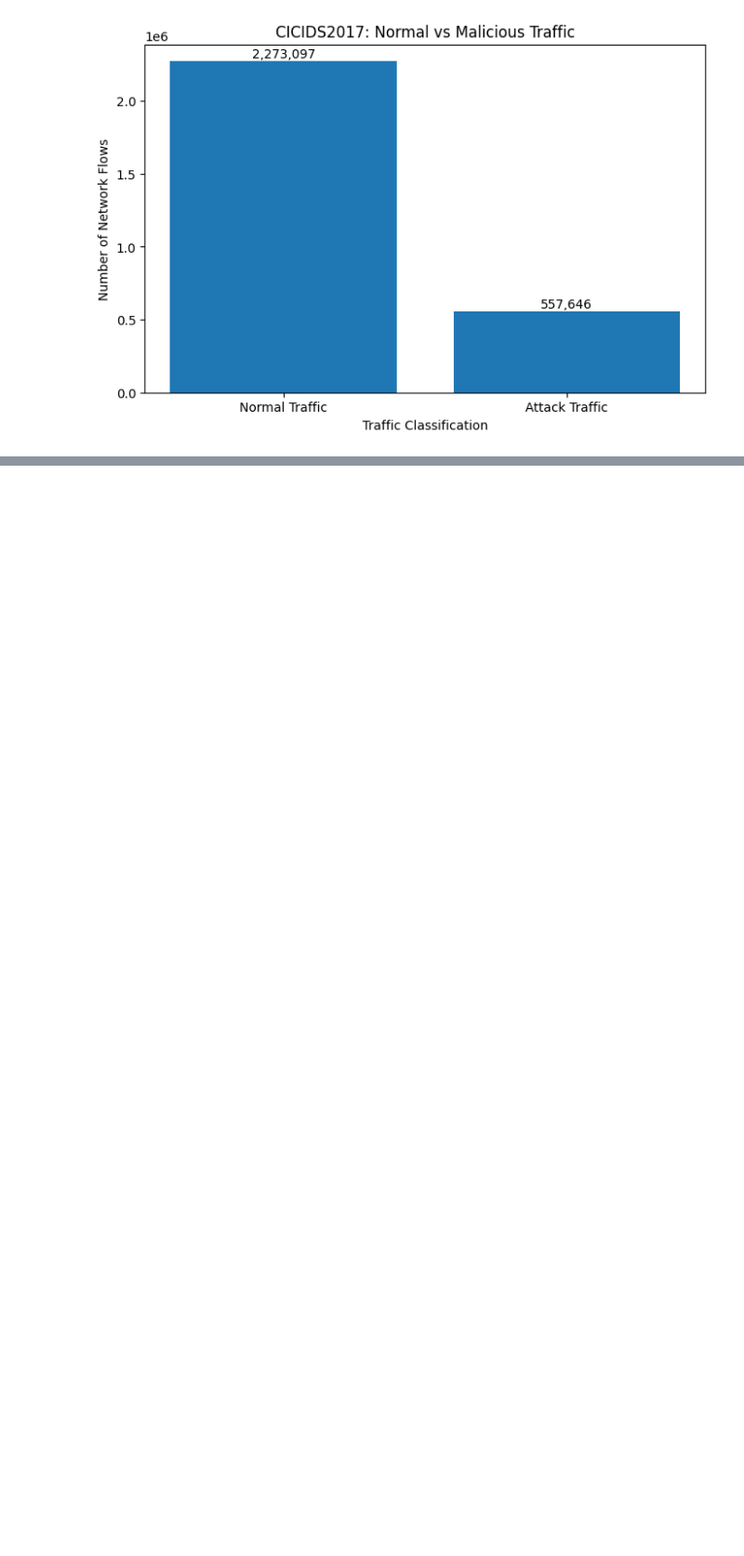
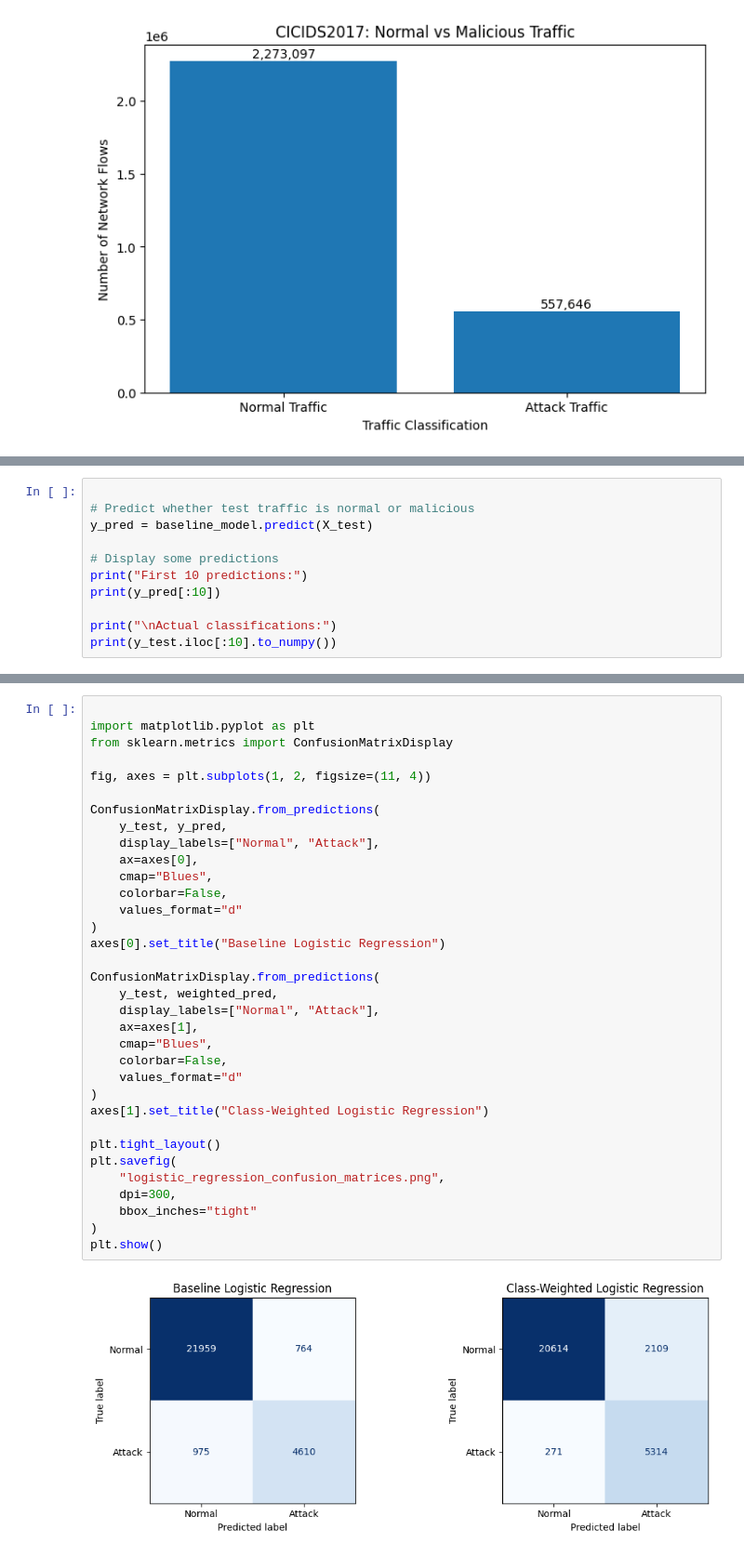
Before and after one commit to rahulraj710/AML-CID, a Jupyter notebook: notebooks/02_logistic_regression.ipynb, the cells around one changed output, grey strips where cells are left out. Shown at 93% size. Cells and saved outputs as stored; diff of their text form; blank space fills up the shorter version.

```diff
--- a/notebooks/02_logistic_regression.ipynb
+++ b/notebooks/02_logistic_regression.ipynb
@@ -145,0 +321,11 @@ plt.show()
+# %%
+
+# Predict whether test traffic is normal or malicious
+y_pred = baseline_model.predict(X_test)
+
+# Display some predictions
+print("First 10 predictions:")
+print(y_pred[:10])
+
+print("\nActual classifications:")
+print(y_test.iloc[:10].to_numpy())
@@ -145,0 +497,36 @@ plt.show()
+# %%
+
+import matplotlib.pyplot as plt
+from sklearn.metrics import ConfusionMatrixDisplay
+
+fig, axes = plt.subplots(1, 2, figsize=(11, 4))
+
+ConfusionMatrixDisplay.from_predictions(
+    y_test, y_pred,
+    display_labels=["Normal", "Attack"],
+    ax=axes[0],
+    cmap="Blues",
+    colorbar=False,
+    values_format="d"
+)
+axes[0].set_title("Baseline Logistic Regression")
+
+ConfusionMatrixDisplay.from_predictions(
+    y_test, weighted_pred,
+    display_labels=["Normal", "Attack"],
+    ax=axes[1],
+    cmap="Blues",
+    colorbar=False,
+    values_format="d"
+)
+axes[1].set_title("Class-Weighted Logistic Regression")
+
+plt.tight_layout()
+plt.savefig(
+    "logistic_regression_confusion_matrices.png",
+    dpi=300,
+    bbox_inches="tight"
+)
+plt.show()
+# %% [output]
+[figure, added]
```
Also changed, not shown: parts of 13 cells of this notebook.
